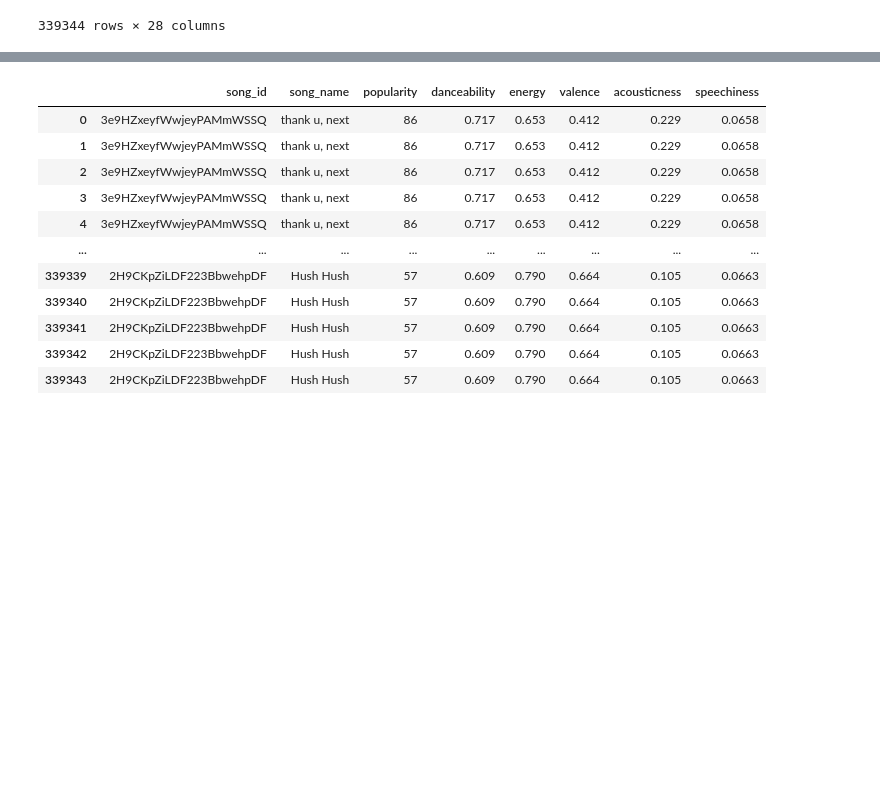
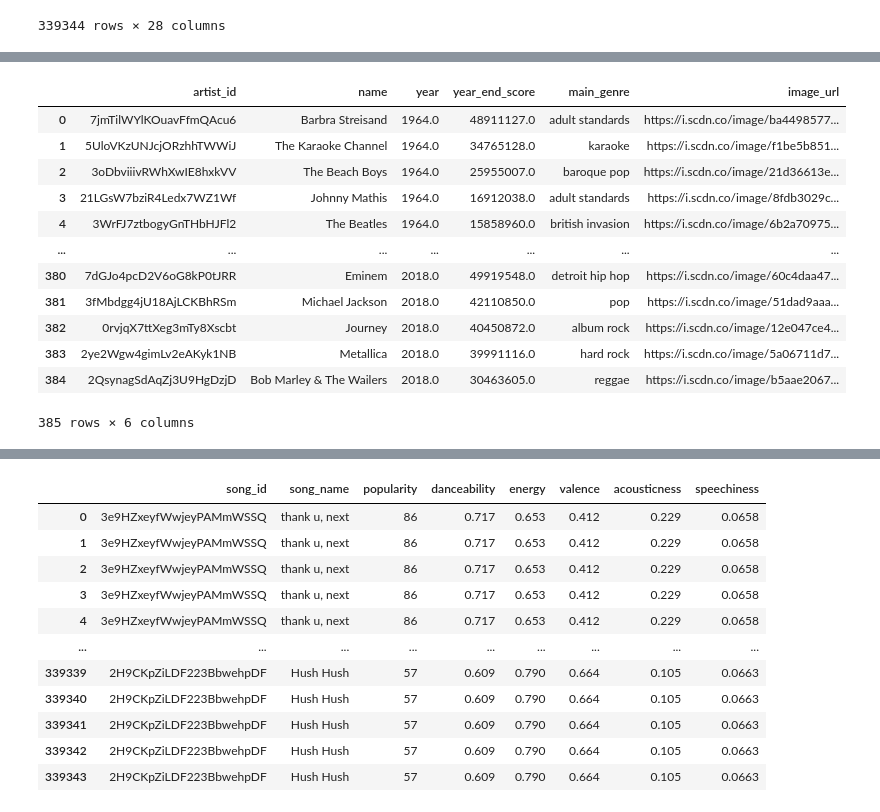
Before and after one commit to andr3w6826/hitformula.fm, a Jupyter notebook: andrew.ipynb, the cells around one changed output, grey strips where cells are left out. Saved outputs shown, nothing was run; the diff lists cells and outputs as text; code cells hidden in the pictures; blank space fills up the shorter version.

```diff
--- a/andrew.ipynb
+++ b/andrew.ipynb
@@ -103,0 +177,20 @@ artist_year_scores
+# %%
+# Give me a dataframe. Each year include the top 10 artists by year_end_score
+top_artists_by_year = artist_year_scores_merged.groupby('year').apply(
+    lambda x: x.nlargest(7, 'year_end_score')
+).reset_index(drop=True)
+top_artists_by_year
+# %% [output]
+|  | artist_id | name | year | year_end_score | main_genre | image_url |
+| 0 | 7jmTilWYlKOuavFfmQAcu6 | Barbra Streisand | 1964.0 | 48911127.0 | adult standards | https://i.scdn.co/image/ba4498577... |
+| 1 | 5UloVKzUNJcjORzhhTWWiJ | The Karaoke Channel | 1964.0 | 34765128.0 | karaoke | https://i.scdn.co/image/f1be5b851... |
+| 2 | 3oDbviiivRWhXwIE8hxkVV | The Beach Boys | 1964.0 | 25955007.0 | baroque pop | https://i.scdn.co/image/21d36613e... |
+| 3 | 21LGsW7bziR4Ledx7WZ1Wf | Johnny Mathis | 1964.0 | 16912038.0 | adult standards | https://i.scdn.co/image/8fdb3029c... |
+| 4 | 3WrFJ7ztbogyGnTHbHJFl2 | The Beatles | 1964.0 | 15858960.0 | british invasion | https://i.scdn.co/image/6b2a70975... |
+| ... | ... | ... | ... | ... | ... | ... |
+| 380 | 7dGJo4pcD2V6oG8kP0tJRR | Eminem | 2018.0 | 49919548.0 | detroit hip hop | https://i.scdn.co/image/60c4daa47... |
+| 381 | 3fMbdgg4jU18AjLCKBhRSm | Michael Jackson | 2018.0 | 42110850.0 | pop | https://i.scdn.co/image/51dad9aaa... |
+| 382 | 0rvjqX7ttXeg3mTy8Xscbt | Journey | 2018.0 | 40450872.0 | album rock | https://i.scdn.co/image/12e047ce4... |
+| 383 | 2ye2Wgw4gimLv2eAKyk1NB | Metallica | 2018.0 | 39991116.0 | hard rock | https://i.scdn.co/image/5a06711d7... |
+| 384 | 2QsynagSdAqZj3U9HgDzjD | Bob Marley & The Wailers | 2018.0 | 30463605.0 | reggae | https://i.scdn.co/image/b5aae2067... |
+385 rows × 6 columns
```
Also changed, not shown: parts of 7 cells of this notebook, 3 other files.
